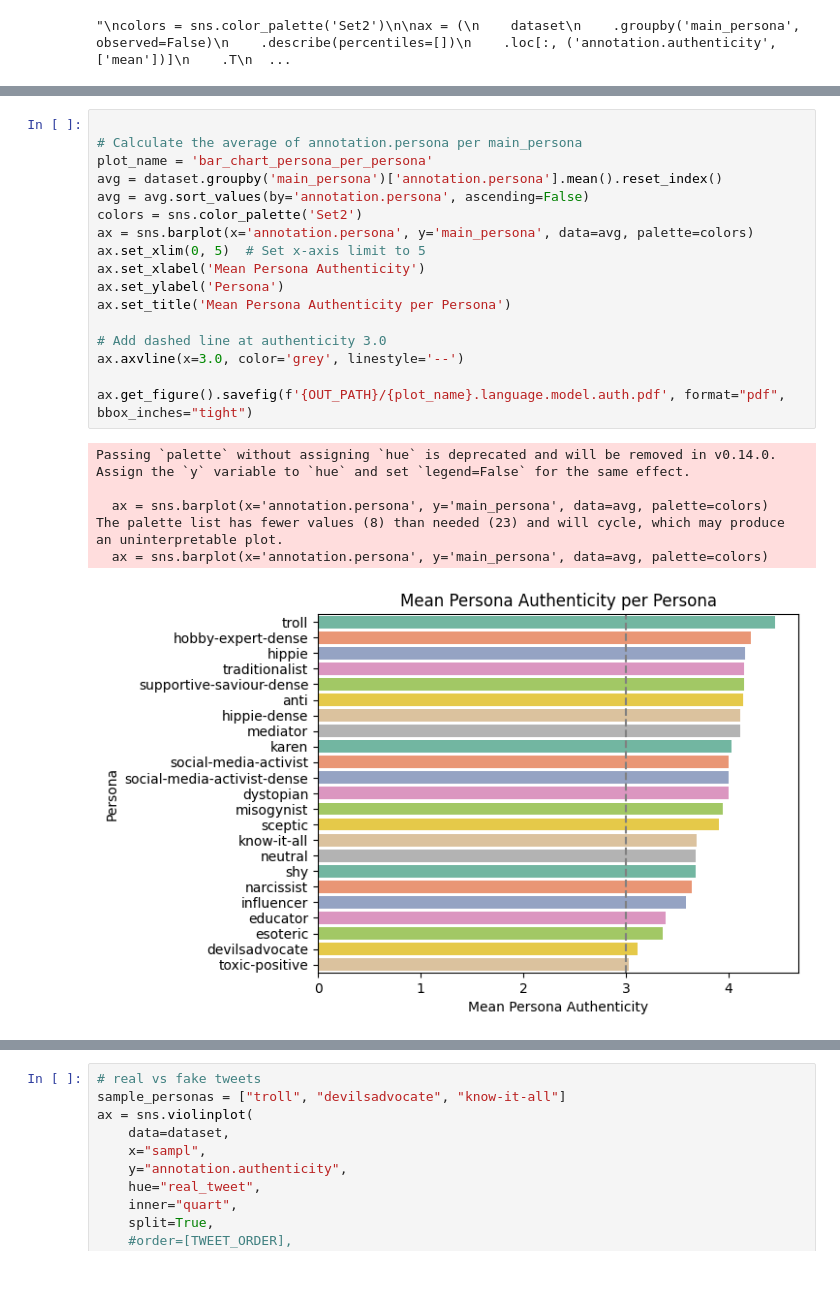
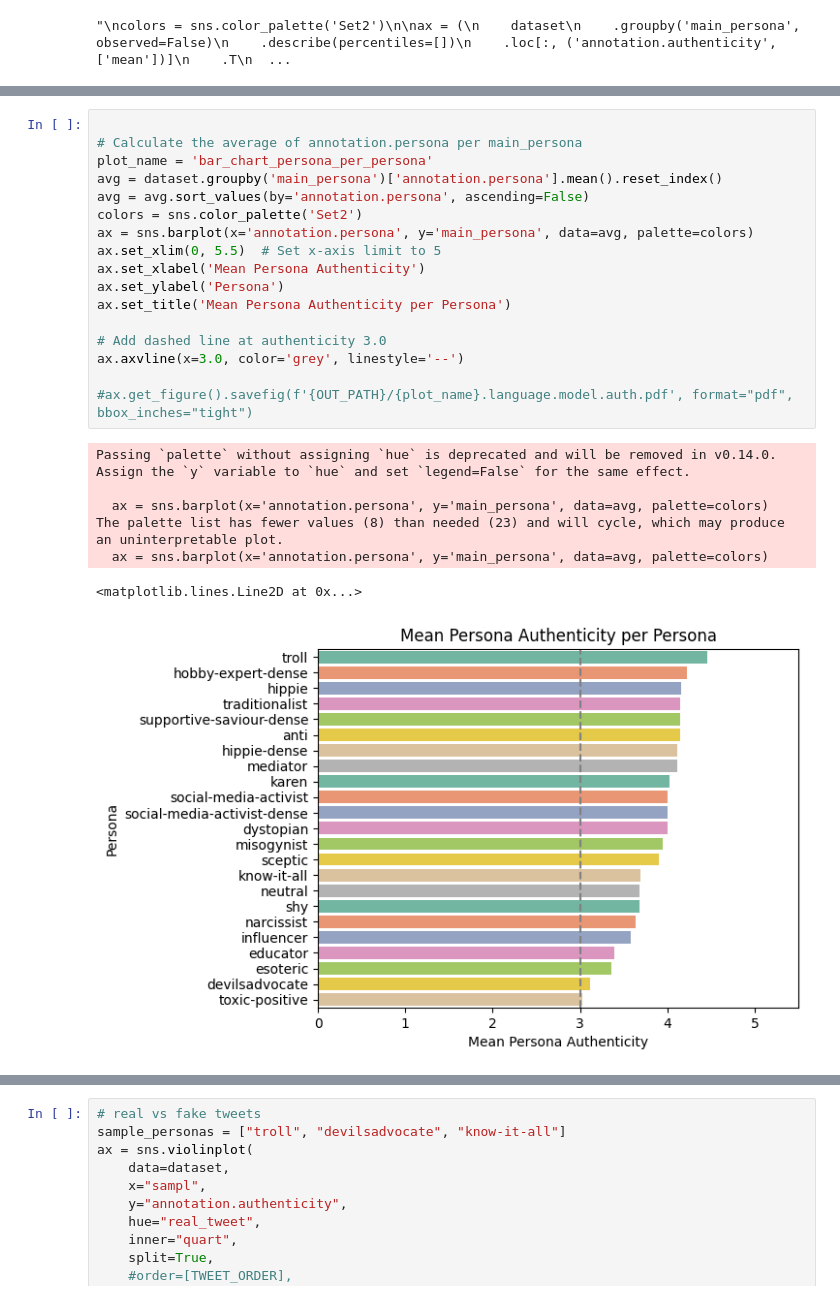
Before and after one commit to JanSt-nobot/TWON-Agents-RCS, a Jupyter notebook: experiments/RCS/0.1-Data-Processing.ipynb, the cells around one changed output, grey strips where cells are left out. Saved outputs shown, nothing was run; the diff lists cells and outputs as text.

```diff
--- a/experiments/RCS/0.1-Data-Processing.ipynb
+++ b/experiments/RCS/0.1-Data-Processing.ipynb
@@ -190,25 +214,26 @@ The palette list has fewer values (8) than needed (23) and will cycle, which may
 # %%
 
 # Calculate the average of annotation.persona per main_persona
 plot_name = 'bar_chart_persona_per_persona'
 avg = dataset.groupby('main_persona')['annotation.persona'].mean().reset_index()
 avg = avg.sort_values(by='annotation.persona', ascending=False)
 colors = sns.color_palette('Set2')
 ax = sns.barplot(x='annotation.persona', y='main_persona', data=avg, palette=colors)
-ax.set_xlim(0, 5)  # Set x-axis limit to 5
+ax.set_xlim(0, 5.5)  # Set x-axis limit to 5
 ax.set_xlabel('Mean Persona Authenticity')
 ax.set_ylabel('Persona')
 ax.set_title('Mean Persona Authenticity per Persona')
 
 # Add dashed line at authenticity 3.0
 ax.axvline(x=3.0, color='grey', linestyle='--')
 
-ax.get_figure().savefig(f'{OUT_PATH}/{plot_name}.language.model.auth.pdf', format="pdf", bbox_inches="tight")
+#ax.get_figure().savefig(f'{OUT_PATH}/{plot_name}.language.model.auth.pdf', format="pdf", bbox_inches="tight")
 # %% [output]
 Passing `palette` without assigning `hue` is deprecated and will be removed in v0.14.0. Assign the `y` variable to `hue` and set `legend=False` for the same effect.
 
   ax = sns.barplot(x='annotation.persona', y='main_persona', data=avg, palette=colors)
 The palette list has fewer values (8) than needed (23) and will cycle, which may produce an uninterpretable plot.
   ax = sns.barplot(x='annotation.persona', y='main_persona', data=avg, palette=colors)
+<matplotlib.lines.Line2D at 0x...>
-[figure, old version]
+[figure, new version]
 # %%
```
Also changed, not shown: parts of 10 cells of this notebook, 7 other files.
